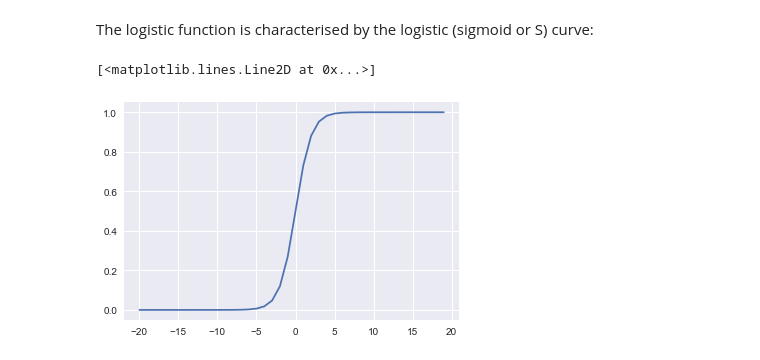
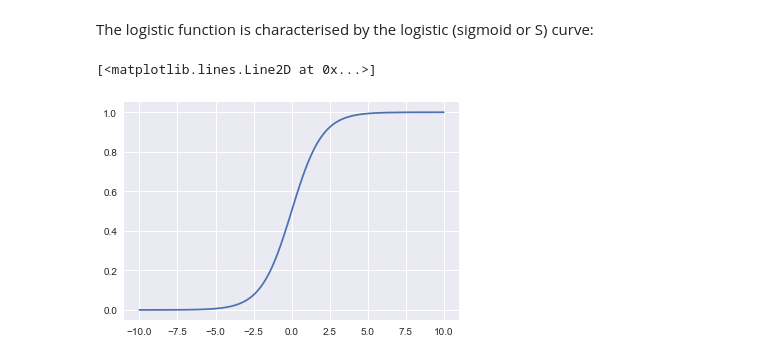
Before and after one commit to sheikhomar/ml, a Jupyter notebook: logistic-regression.ipynb, the cells around one changed output. Saved outputs shown, nothing was run; the diff lists cells and outputs as text; code cells hidden in the pictures.

```diff
--- a/logistic-regression.ipynb
+++ b/logistic-regression.ipynb
@@ -29,9 +34,9 @@ import seaborn as sns
 # %% [markdown]
 The logistic function is characterised by the logistic (sigmoid or S) curve:
 # %%
-X = np.arange(-20, 20)
+X = np.linspace(-10, 10, 100)
 y = 1/ (1 + np.exp(-1*X))
 plt.plot(X, y)
 # %% [output]
 [<matplotlib.lines.Line2D at 0x...>]
-[figure, old version]
+[figure, new version]
```
Also changed, not shown: parts of 3 cells of this notebook, 1 other file.
